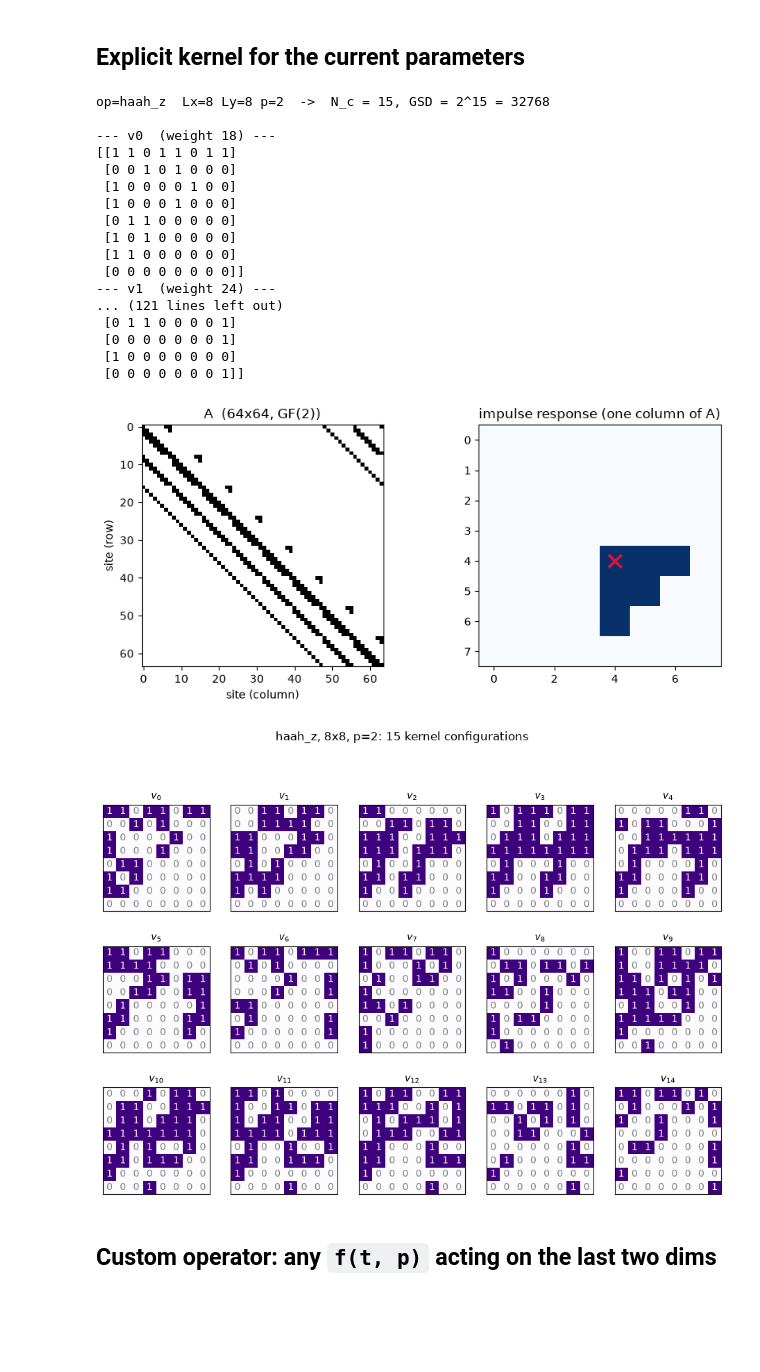
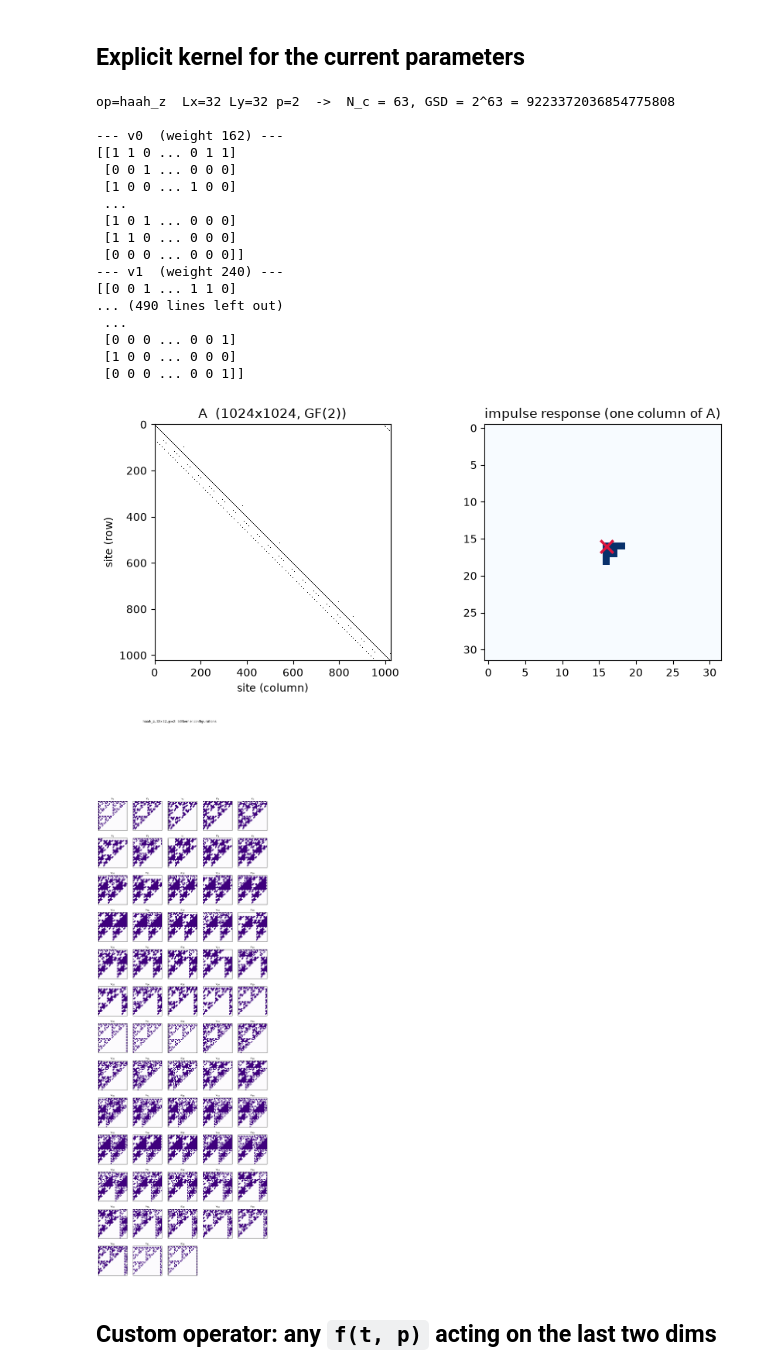
Before and after one commit to Corbanez97/gsd-counter, a Jupyter notebook: notebooks/degeneracy_sweep.ipynb, the cells around one changed output. Saved outputs shown, nothing was run; the diff lists cells and outputs as text; code cells hidden in the pictures; blank space fills up the shorter version.

```diff
--- a/notebooks/degeneracy_sweep.ipynb
+++ b/notebooks/degeneracy_sweep.ipynb
@@ -40,13 +40,29 @@ Z_shifts = [
 
 X_shifts = [(-d2, -d1) for (d2, d1) in Z_shifts]
 
+# New 2D fracton stencil (docs/2d_fraction_working_note.md):  f = 1 + x + x^2 + y
+Trinomial_shifts = [
+    (0, 0), (0, 1), (0, 2),   # bottom row: 3 cells  ->  g(x) = 1 + x + x^2
+    (1, 0),                   # one cell up          ->  the y term
+]
+
+Trinomial_T_shifts = [(-d2, -d1) for (d2, d1) in Trinomial_shifts]
+
 OPS = {
     # triangular six-neighbour rule: x + 1/x + y + 1/y + y/x + x/y
     "six":       stencil_op([(0, 1), (0, -1), (1, 0), (-1, 0), (-1, 1), (1, -1)], "six"),
     # the CC_Model draft:  t + roll(t, 1, 0) + roll(t, -1, -1)  ==  1 + y + 1/x
     "two_roll":  stencil_op([(0, 0), (1, 0), (0, -1)], "two_roll"),
     # Haah model X
-    "haah_z": stencil_op(Z_shifts, "haah_z")
+    "haah_z":    stencil_op(Z_shifts, "haah_z"),
+    # the 2D fracton model of docs/2d_fraction_working_note.md:
+    #   f = 1 + x + x^2 + y   <->   CA rule  t_{r+1} = (1 + x + x^2) t_r
+    #   H = -J sum_ij  s_ij s_i,j+1 s_i,j+2 s_i+1,j     (quartic, frustration free)
+    #   N_c = min(2^a, 2^b) * deg gcd_F2( x^mx + 1, g(x)^my + 1 ),  g = 1+x+x^2
+    #   see notebooks/trinomial_fracton.ipynb for kernel, symmetries and membranes
+    "trinomial": stencil_op(Trinomial_shifts, "trinomial"),
+    # its reversed stencil: builds A^T, i.e. the FLIP SYMMETRIES ker A^T
+    "trinomial_T": stencil_op(Trinomial_T_shifts, "trinomial_T"),
     # Newman-Moore / Sierpinski:  1 + x + y   (mirror image of two_roll -> same N_c)
     # "nm":        stencil_op([(0, 0), (0, 1), (1, 0)], "nm"),
     # square-lattice plus:  x + 1/x + y + 1/y
@@ -63,8 +79,8 @@ print({k: v.terms for k, v in OPS.items()})
 # %%
 # ---------------- core parameters ----------------
 OP = OPS["haah_z"]        # any callable f(t, p) works, not only OPS entries
-Lx, Ly, p = 8, 8, 2
-LS = range(2, 16)           # sweep range
+Lx, Ly, p = 32, 32, 2
+LS = range(2, 24)           # sweep range
 # -------------------------------------------------
 # print(f"OP={OP.name}  terms={OP.term}   Lx={Lx} Ly={Ly} p={p}")
 # %% [markdown]
@@ -291,7 +367,7 @@ plt.tight_layout(); plt.show()
 # %% [markdown]
 ## Operator $\times$ modulus comparison (square tori)
 # %%
-squares = list(range(2, 13))
+squares = list(range(2, 24))
 table = {}
 for name, op in OPS.items():
     for pp in (2, 3, 5):
@@ -344,49 +420,49 @@ ax[1].scatter([Lx // 2], [Ly // 2], marker="x", s=140, c="crimson", linewidths=2
 ax[1].set_title("impulse response (one column of A)")
 plt.tight_layout(); plt.show()
 # %% [output]
-op=haah_z  Lx=8 Ly=8 p=2  ->  N_c = 15, GSD = 2^15 = 32768
+op=haah_z  Lx=32 Ly=32 p=2  ->  N_c = 63, GSD = 2^63 = 9223372036854775808
 
---- v0  (weight 18) ---
-[[1 1 0 1 1 0 1 1]
- [0 0 1 0 1 0 0 0]
- [1 0 0 0 0 1 0 0]
- [1 0 0 0 1 0 0 0]
- [0 1 1 0 0 0 0 0]
- [1 0 1 0 0 0 0 0]
- [1 1 0 0 0 0 0 0]
- [0 0 0 0 0 0 0 0]]
---- v1  (weight 24) ---
-... (121 lines left out)
- [0 1 1 0 0 0 0 1]
- [0 0 0 0 0 0 0 1]
- [1 0 0 0 0 0 0 0]
- [0 0 0 0 0 0 0 1]]
+--- v0  (weight 162) ---
+[[1 1 0 ... 0 1 1]
+ [0 0 1 ... 0 0 0]
+ [1 0 0 ... 1 0 0]
+ ...
+ [1 0 1 ... 0 0 0]
+ [1 1 0 ... 0 0 0]
+ [0 0 0 ... 0 0 0]]
+--- v1  (weight 240) ---
+[[0 0 1 ... 1 1 0]
+... (490 lines left out)
+ ...
+ [0 0 0 ... 0 0 1]
+ [1 0 0 ... 0 0 0]
+ [0 0 0 ... 0 0 1]]
-[figure, old version]
+[figure, new version]
 # %%
 n = K.shape[0]
 if n:
     ncols = min(5, n)
     nrows = int(np.ceil(n / ncols))
     fig, axes = plt.subplots(nrows, ncols, figsize=(2.3 * ncols, 2.5 * nrows))
     axes = np.atleast_1d(axes).ravel()
     for idx, ax_ in enumerate(axes):
         if idx < n:
             g = K[idx].reshape(Ly, Lx).numpy()
             ax_.imshow(g, cmap="Purples", vmin=0, vmax=max(1, p - 1))
-            for i in range(Ly):
-                for j in range(Lx):
-                    ax_.text(j, i, g[i, j], ha="center", va="center",
-                             color="white" if g[i, j] else "gray", fontsize=10)
+            # for i in range(Ly):
+            #     for j in range(Lx):
+            #         ax_.text(j, i, g[i, j], ha="center", va="center",
+            #                  color="white" if g[i, j] else "gray", fontsize=10)
             ax_.set_title(f"$v_{{{idx}}}$", fontsize=10)
         ax_.set_xticks([]); ax_.set_yticks([])
         if idx >= n:
             ax_.axis("off")
     fig.suptitle(f"{OP.name}, {Ly}x{Lx}, p={p}: {n} kernel configurations", y=1.01)
     plt.show()
 else:
     print("empty kernel")
 # %% [output]
-[figure, old version]
+[figure, new version]
 # %% [markdown]
 ## Custom operator: any `f(t, p)` acting on the last two dims
 # %%
```
Also changed, not shown: parts of 9 cells of this notebook, 13 other files.
